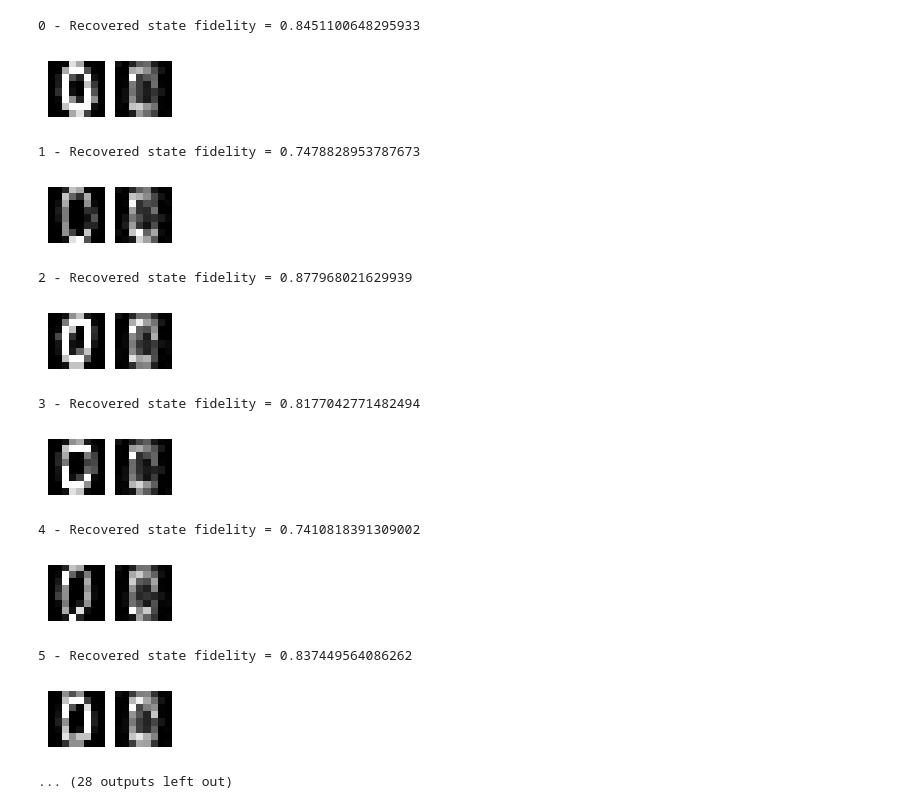
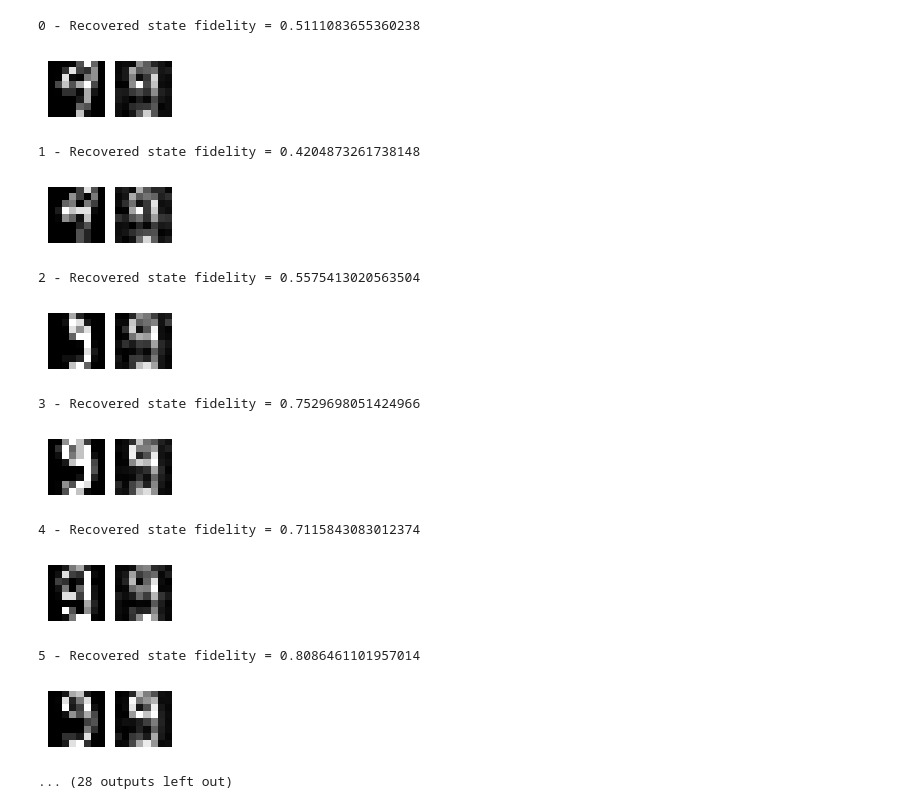
Before and after one commit to qDNA-yonsei/qdna-examples, a Jupyter notebook: compression/qiskit_qae.ipynb, the cells around one changed output. Cells and saved outputs as stored; diff of their text form; code cells hidden in the pictures.

```diff
--- a/compression/qiskit_qae.ipynb
+++ b/compression/qiskit_qae.ipynb
@@ -24,9 +25,9 @@ algorithm_globals.random_seed = 42
 seed = 42
 
 # Here you can choose the dataset classes. For example: [3], [0,1], [1,8], [2,4,7], etc.
-sample_total, training_input, test_input, class_labels = digits.load(classes=[0,1],
+sample_total, training_input, test_input, class_labels = digits.load(classes=[9],
                                                                      training_size=160,
-                                                                     test_size=10,
+                                                                     test_size=20,
                                                                      random_seed=seed)
 feature_dim = len(training_input[class_labels[0]][0])
 # %%
@@ -35,7 +36,7 @@ test_images = np.concatenate([test_samples for _, test_samples in test_input.ite
 test_labels = np.concatenate([[test_label] * len(test_samples) for test_label, test_samples in test_input.items()])
 # %%
 def ansatz(num_qubits):
-    return RealAmplitudes(num_qubits, reps=5)
+    return RealAmplitudes(num_qubits, reps=9)
 # %%
 num_latent = 3
 num_trash = 3
@@ -56,7 +61,8 @@ def auto_encoder_circuit(num_latent, num_trash):
     # swap test
     circuit.h(auxiliary_qubit)
     for i in range(num_trash):
-        circuit.cswap(auxiliary_qubit, num_latent + i, num_latent + num_trash + i)
+        #circuit.cswap(auxiliary_qubit, num_latent + i, num_latent + num_trash + i)
+        circuit.cswap(auxiliary_qubit, i, num_latent + num_trash + i)
 
     circuit.h(auxiliary_qubit)
     circuit.measure(auxiliary_qubit, cr[0])
@@ -108,7 +114,7 @@ def cost_func_digits(params_values):
 # %%
 initial_point = algorithm_globals.random.random(ae.num_parameters)
 # %%
-opt = COBYLA(maxiter=300)
+opt = COBYLA(maxiter=1000)
 # opt = ADAM(maxiter=300)
 
 objective_func_vals = []
@@ -160,40 +162,42 @@ test_qc.draw('mpl', scale=0.5, style="iqp")
 # %%
+fidelities = []
 # sample new images
 for i, (image, label) in enumerate(zip(test_images, test_labels)):
     original_qc = fm.assign_parameters(image)
-    original_state = Statevector(original_qc).data
-    original_probs = Statevector(original_qc).probabilities()
+    original_state = DensityMatrix(original_qc)
+    original_probs = original_state.probabilities()
 
     param_values = np.concatenate((image, opt_result.x))
     output_qc = test_qc.assign_parameters(param_values)
 
     # There is a sporadic bug in the reset.
-    # For now, I've decided to run the same piece of code five
+    # For now, I've decided to run the same piece of code many
     # times to avoid it, but at some point it will be necessary
     # to investigate the problem.
     output_probs = None
     fidelity = 0.0
-    for _ in range(5):
-        _output_state = Statevector(output_qc).data
-        _fidelity = calc_fidelity(original_state, _output_state)
-        if _fidelity > fidelity:
-            fidelity = _fidelity
-            output_probs = np.abs(_output_state)**2
+    # for _ in range(10):
+    _output_state = DensityMatrix(output_qc)
+    _fidelity = state_fidelity(original_state, _output_state)
+    if _fidelity > fidelity:
+        fidelity = _fidelity
+        output_probs = _output_state.probabilities()
 
+    fidelities.append(fidelity)
     vectors = [original_probs, output_probs]
     print(i, '- Recovered state fidelity =', fidelity)
     plot_digits(vectors, 6, text='')
 # %% [output]
-0 - Recovered state fidelity = 0.8451100648295933
+0 - Recovered state fidelity = 0.5111083655360238
-[figure, old version]
+[figure, new version]
-1 - Recovered state fidelity = 0.7478828953787673
+1 - Recovered state fidelity = 0.4204873261738148
-[figure, old version]
+[figure, new version]
-2 - Recovered state fidelity = 0.877968021629939
+2 - Recovered state fidelity = 0.5575413020563504
-[figure, old version]
+[figure, new version]
-3 - Recovered state fidelity = 0.8177042771482494
+3 - Recovered state fidelity = 0.7529698051424966
-[figure, old version]
+[figure, new version]
-4 - Recovered state fidelity = 0.7410818391309002
+4 - Recovered state fidelity = 0.7115843083012374
-[figure, old version]
+[figure, new version]
-5 - Recovered state fidelity = 0.837449564086262
+5 - Recovered state fidelity = 0.8086461101957014
-[figure, old version]
+[figure, new version]
 ... (28 outputs left out)
```
Also changed, not shown: parts of 8 cells of this notebook, 1 other file.
